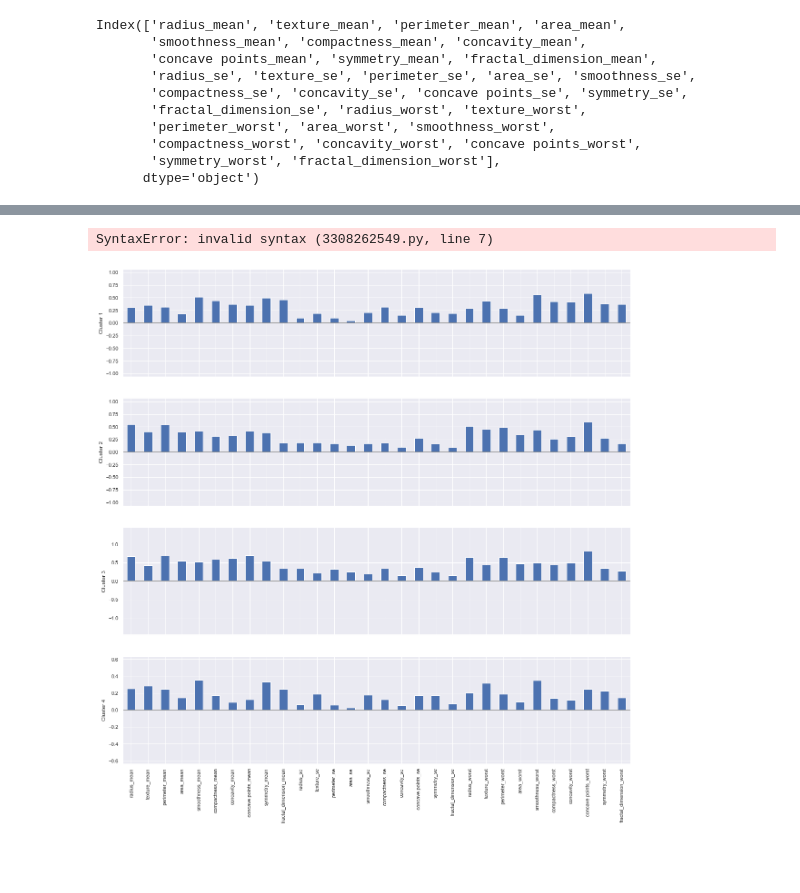
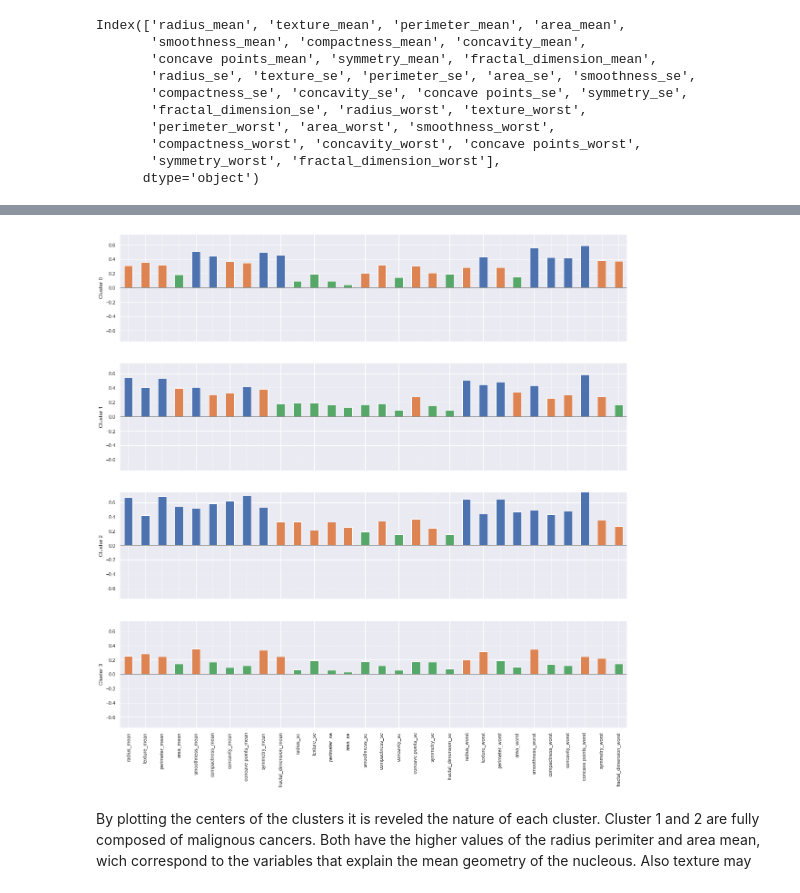
Before and after one commit to JulianDietrich97/BreastCancer, a Jupyter notebook: kmeans.ipynb, the cells around one changed output, grey strips where cells are left out. Drawn from its saved outputs; the diff is of its cells as text; code cells hidden in the pictures; blank space fills up the shorter version.

```diff
--- a/kmeans.ipynb
+++ b/kmeans.ipynb
@@ -352,28 +355,17 @@ Index(['radius_mean', 'texture_mean', 'perimeter_mean', 'area_mean',
 # %%
-centers =pd.DataFrame(kmeans.cluster_centers_, columns=df1.columns)
+centers = pd.DataFrame(centroids1, columns=df1.columns)
 
-f, axes = plt.subplots(4,1, figsize=(5,5), sharex = True)
+f, axes = plt.subplots(4, 1, figsize=(20, 20), sharex=True)
 for i, ax in enumerate(axes):
-    center= centers.loc[i,:]
-    maxPC = 1.81 * np.max(np.max(np.abs(center)))
-    colors= ["C0" if l > 0 else "C1" if l in center]
+    center = centers.loc[i, :]
+    maxPC = 0.75 #1.81 * np.max(np.max(np.abs(center)))
+    colors = ["C0" if l > 0.4 else "C1" if l <= 0.4 and l > 0.2 else "C2" for l in center]
     ax.axhline(color="#888888")
     center.plot.bar(ax=ax, color=colors)
-    ax.set_ylabel(f'Cluster {i+1}')
+    ax.set_ylabel(f'Cluster {i}')
     ax.set_ylim(-maxPC, maxPC)
 # %% [output]
-SyntaxError: invalid syntax (3308262549.py, line 7)
+[figure, added]
-# %%
-centers = pd.DataFrame(centroids1, columns=df1.columns)
-
-f, axes = plt.subplots(4, 1, figsize=(20, 20), sharex=True)
-for i, ax in enumerate(axes):
-    center = centers.loc[i, :]
-    maxPC = 1.81 * np.max(np.max(np.abs(center)))
-    colors = ["C0" if l > 0 else "C1" for l in center]
-    ax.axhline(color="#888888")
-    center.plot.bar(ax=ax, color=colors)
-    ax.set_ylabel(f'Cluster {i+1}')
-    ax.set_ylim(-maxPC, maxPC)
-# %% [output]
-[figure, removed]
+# %% [markdown]
+By plotting the centers of the clusters it is reveled the nature of each cluster.
+Cluster 1 and 2 are fully composed of malignous cancers. Both have the higher values of the radius perimiter and area mean, wich correspond to the variables that explain the mean geometry of the nucleous. Also texture may
```
Also changed, not shown: parts of 1 cell of this notebook.
